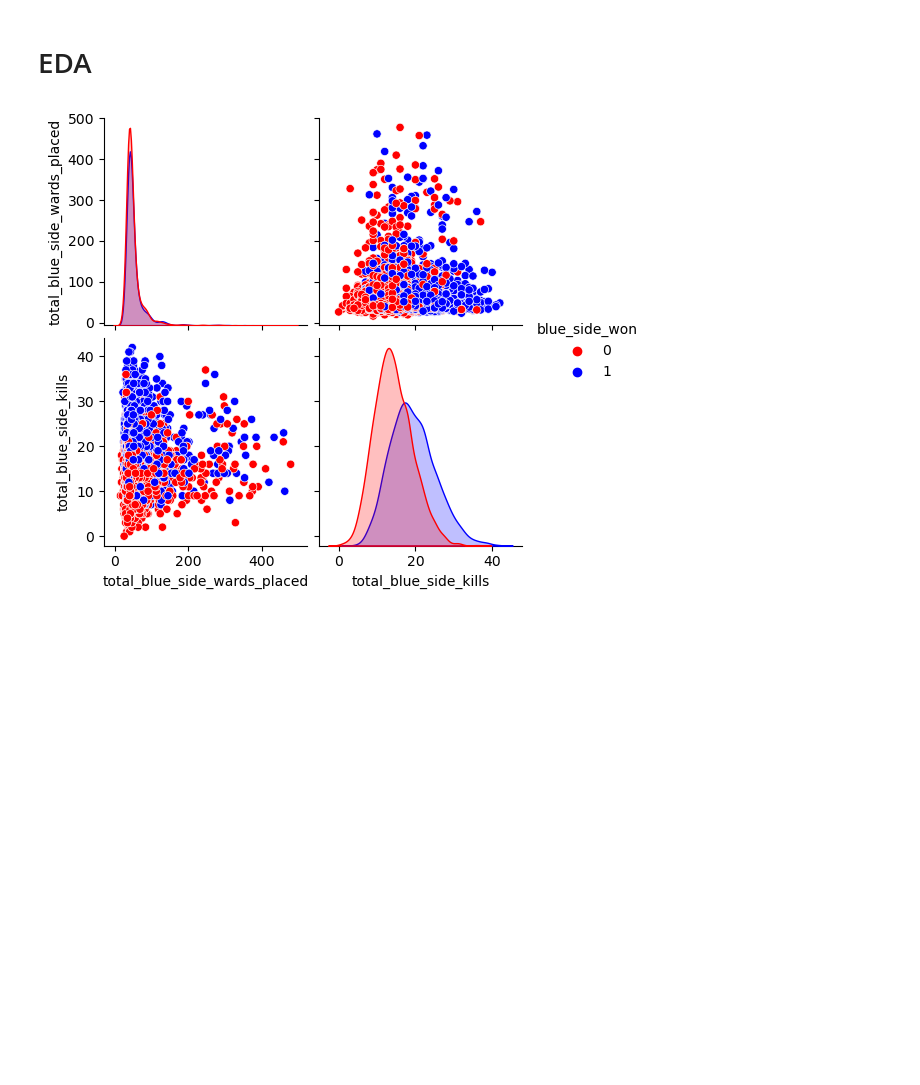
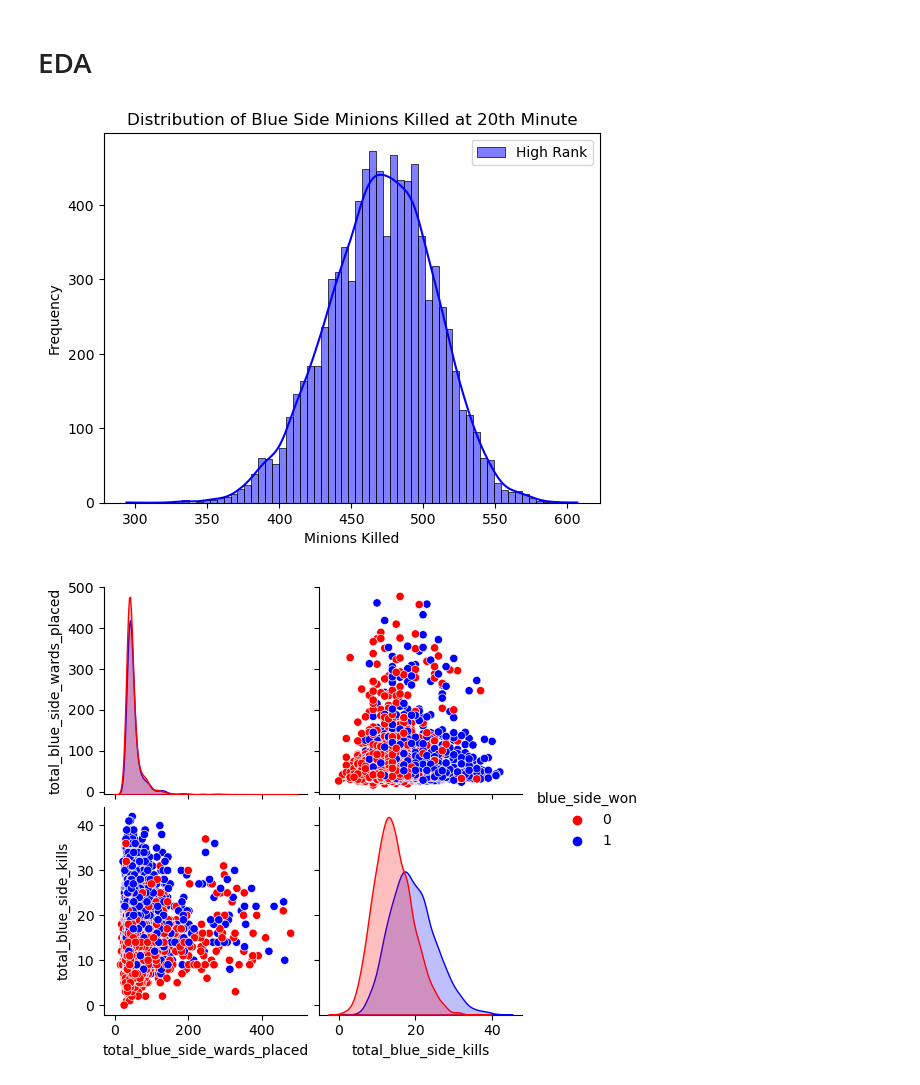
Before and after one commit to mohammad20306/Dissertation, a Jupyter notebook: twenty_mins_ml.ipynb, the cells around one changed output. Saved outputs shown, nothing was run; the diff lists cells and outputs as text; code cells hidden in the pictures; blank space fills up the shorter version.

```diff
--- a/twenty_mins_ml.ipynb
+++ b/twenty_mins_ml.ipynb
@@ -161,6 +167,15 @@ df['inhibitors_destroyed_diff'] = df['total_inhibitors_destroyed_by_blue'] - df[
 df['kills_diff'] = df['total_blue_side_kills'] - df['total_red_side_kills']
 # %% [markdown]
 # EDA
+# %%
+sns.histplot(df['total_blue_side_minions'], color='blue', label='High Rank', kde=True)
+plt.title('Distribution of Blue Side Minions Killed at 20th Minute')
+plt.xlabel('Minions Killed')
+plt.ylabel('Frequency')
+plt.legend()
+plt.show()
+# %% [output]
+[figure, added]
 # %%
 sns.pairplot(data=df, vars=('total_blue_side_wards_placed', 'total_blue_side_kills'), hue='blue_side_won', palette=['r','b'])
 plt.show()
```
Also changed, not shown: parts of 14 cells of this notebook, 2 other files.
